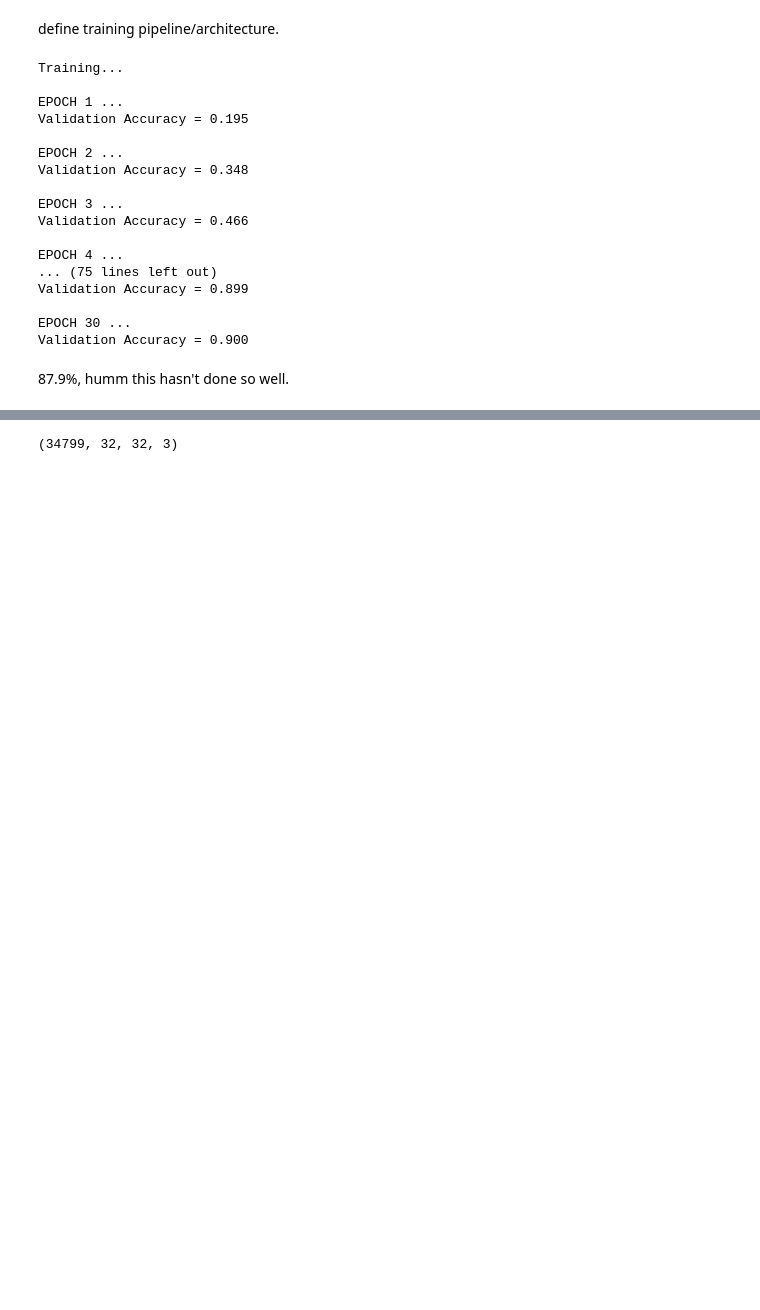
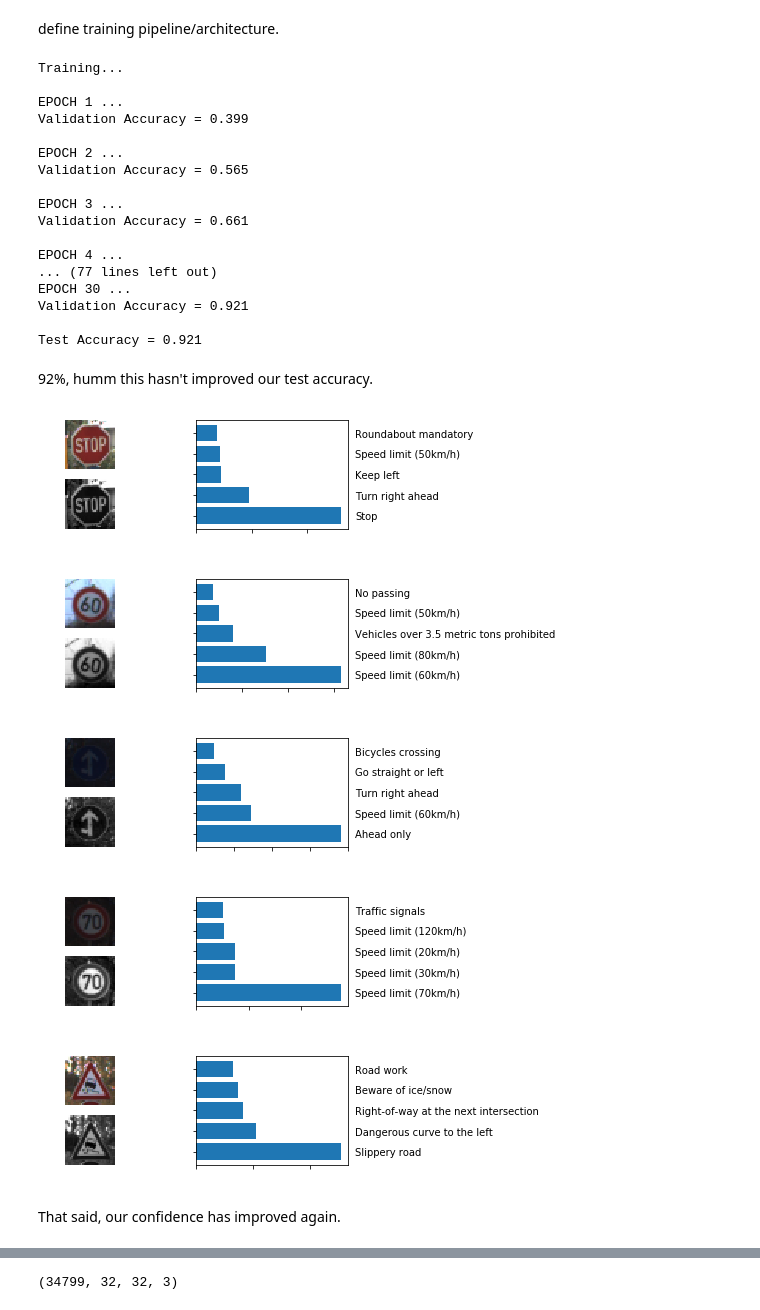
Before and after one commit to fqaiser94/CarND-Traffic-Sign-Classifier-Project, a Jupyter notebook: Traffic_Sign_Classifier.ipynb, the cells around one changed output, grey strips where cells are left out. Cells and saved outputs as stored; diff of their text form; code cells hidden in the pictures; blank space fills up the shorter version.

```diff
--- a/Traffic_Sign_Classifier.ipynb
+++ b/Traffic_Sign_Classifier.ipynb
@@ -1308,7 +1297,7 @@ def cnn(x, params):
     pool3 = tf.reshape(pool3, [-1, shape[1] * shape[2] * shape[3]])
 
     # flatten
-    fc0  = tf.concat(axis=1, values=[pool1, pool2, pool3])
+    fc0  = tf.concat(concat_dim=1, values=[pool1, pool2, pool3])
 
 
 
@@ -1442,7 +1431,6 @@ with tf.Session() as sess:
     print("Test Accuracy = {:.3f}".format(test_accuracy))
 
     top_k_predictions = tf.nn.top_k(logits, 5)
-
     predictions = sess.run(top_k_predictions, feed_dict={x: X_test_processed, y: y_test, pkeep: 1.0})
 
     #saver.save(sess, './lenet')
@@ -1451,22 +1439,34 @@ with tf.Session() as sess:
 Training...
 
 EPOCH 1 ...
-Validation Accuracy = 0.195
+Validation Accuracy = 0.399
 
 EPOCH 2 ...
-Validation Accuracy = 0.348
+Validation Accuracy = 0.565
 
 EPOCH 3 ...
-Validation Accuracy = 0.466
+Validation Accuracy = 0.661
 
 EPOCH 4 ...
-... (75 lines left out)
-Validation Accuracy = 0.899
+... (77 lines left out)
+EPOCH 30 ...
+Validation Accuracy = 0.921
 
-EPOCH 30 ...
-Validation Accuracy = 0.900
+Test Accuracy = 0.921
-# %% [markdown]
-87.9%, humm this hasn't done so well.
+# %% [markdown]
+92%, humm this hasn't improved our test accuracy.
+# %%
+for i in range(0, 5):
+
+    plot_image_statistics(predictions, np.random.randint(low=0,high=len(X_test_processed)))
+# %% [output]
+[figure, added]
+[figure, added]
+[figure, added]
+[figure, added]
+[figure, added]
+# %% [markdown]
+That said, our confidence has improved again.
 # %% [markdown]
 ----
 # Model 5
```
Also changed, not shown: parts of 30 cells of this notebook.
